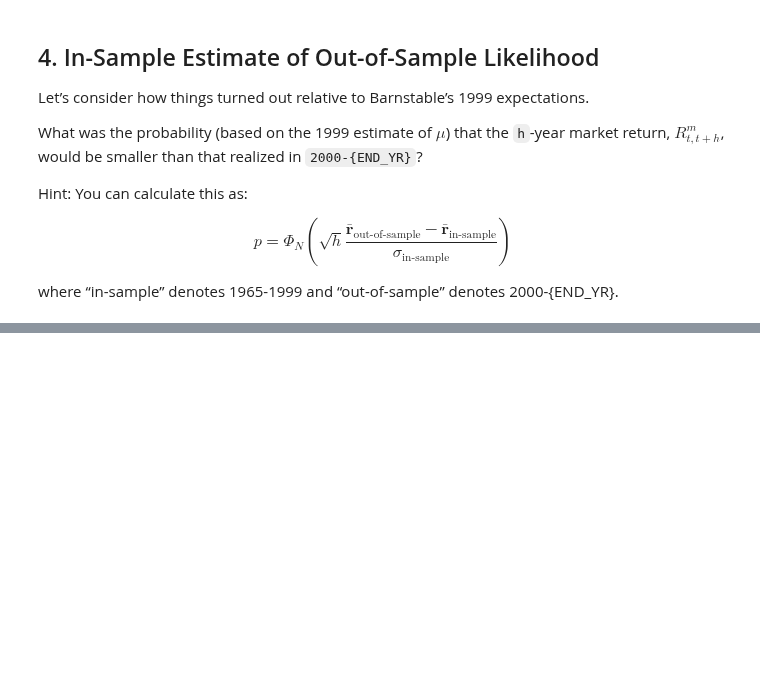
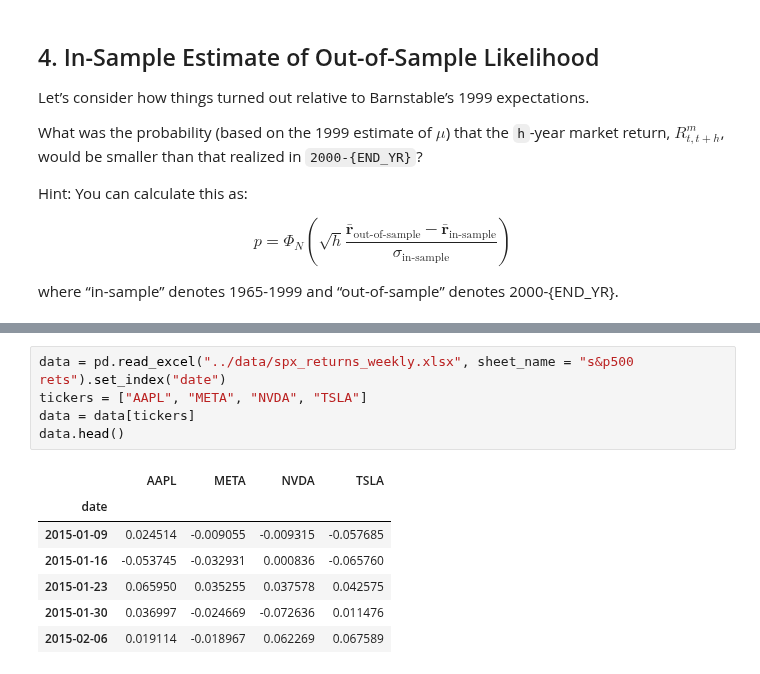
Before and after one commit to scfengv/FINM36700-Portfolio-and-Risk-Management, a Jupyter notebook: assignment/HW3.ipynb, the cells around one changed output, grey strips where cells are left out. Drawn from its saved outputs; the diff is of its cells as text; blank space fills up the shorter version.

```diff
--- a/assignment/HW3.ipynb
+++ b/assignment/HW3.ipynb
@@ -272,0 +317,13 @@ where “in-sample” denotes 1965-1999 and “out-of-sample” denotes 2000-{EN
+# %%
+data = pd.read_excel("../data/spx_returns_weekly.xlsx", sheet_name = "s&p500 rets").set_index("date")
+tickers = ["AAPL", "META", "NVDA", "TSLA"]
+data = data[tickers]
+data.head()
+# %% [output]
+|  | AAPL | META | NVDA | TSLA |
+| date |  |  |  |  |
+| 2015-01-09 | 0.024514 | -0.009055 | -0.009315 | -0.057685 |
+| 2015-01-16 | -0.053745 | -0.032931 | 0.000836 | -0.065760 |
+| 2015-01-23 | 0.065950 | 0.035255 | 0.037578 | 0.042575 |
+| 2015-01-30 | 0.036997 | -0.024669 | -0.072636 | 0.011476 |
+| 2015-02-06 | 0.019114 | -0.018967 | 0.062269 | 0.067589 |
```
Also changed, not shown: parts of 15 cells of this notebook, 1 other file.
